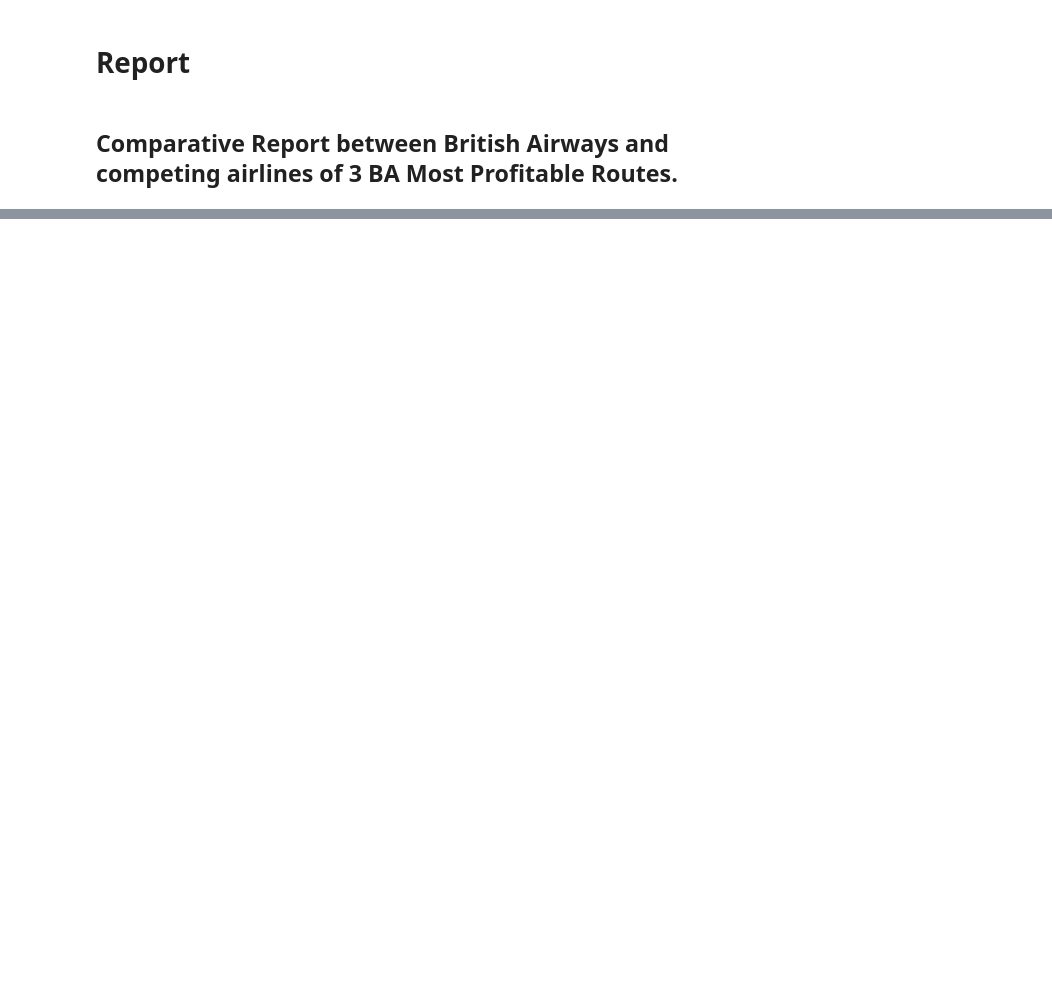
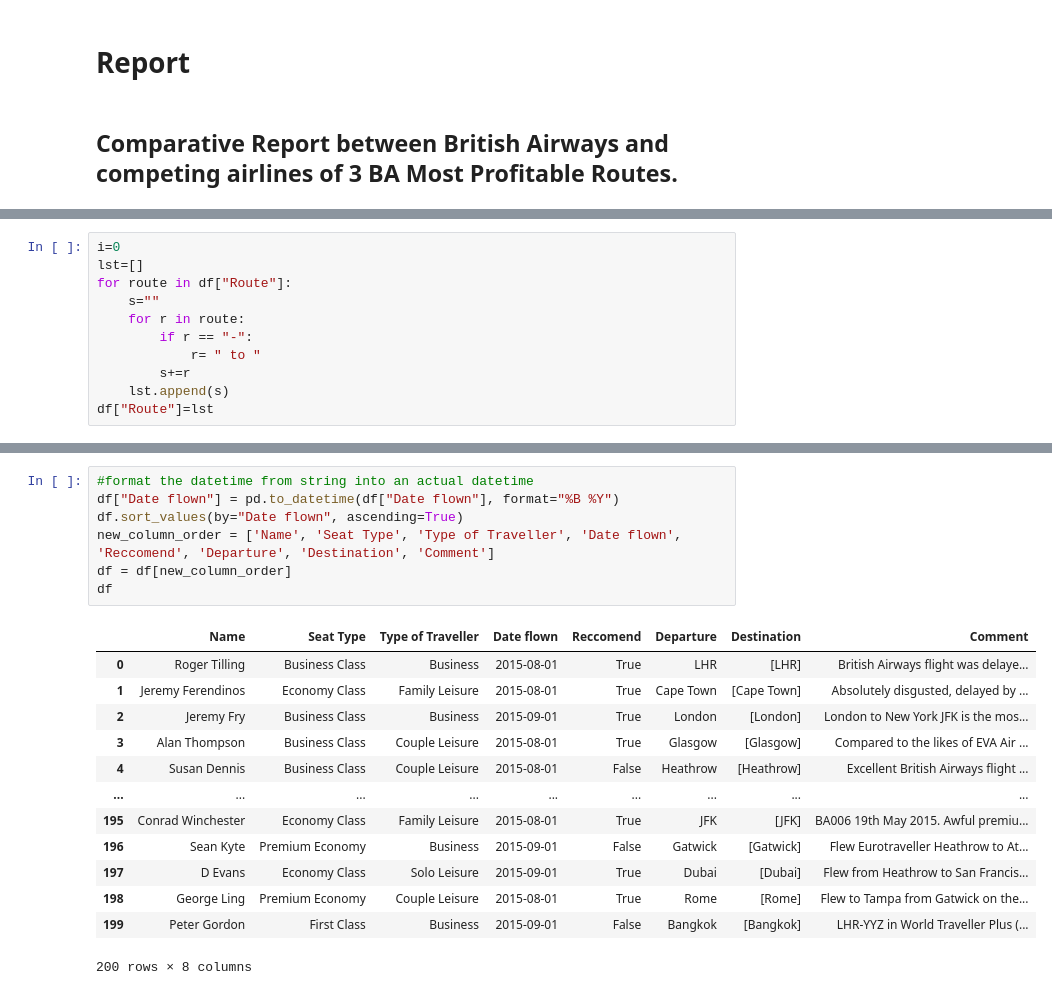
Before and after one commit to steverahardjo/learning, a Jupyter notebook: Brit_airline.ipynb, the cells around one changed output, grey strips where cells are left out. Cells and saved outputs as stored; diff of their text form; blank space fills up the shorter version.

```diff
--- a/Brit_airline.ipynb
+++ b/Brit_airline.ipynb
@@ -232,0 +166,11 @@ print(df)
+# %%
+i=0
+lst=[]
+for route in df["Route"]:
+    s=""
+    for r in route:
+        if r == "-":
+            r= " to "
+        s+=r
+    lst.append(s)
+df["Route"]=lst
@@ -232,0 +187,21 @@ print(df)
+# %%
+#format the datetime from string into an actual datetime
+df["Date flown"] = pd.to_datetime(df["Date flown"], format="%B %Y")
+df.sort_values(by="Date flown", ascending=True)
+new_column_order = ['Name', 'Seat Type', 'Type of Traveller', 'Date flown', 'Reccomend', 'Departure', 'Destination', 'Comment']
+df = df[new_column_order]
+df
+# %% [output]
+|  | Name | Seat Type | Type of Traveller | Date flown | Reccomend | Departure | Destination | Comment |
+| 0 | Roger Tilling | Business Class | Business | 2015-08-01 | True | LHR | [LHR] | British Airways flight was delaye... |
+| 1 | Jeremy Ferendinos | Economy Class | Family Leisure | 2015-08-01 | True | Cape Town | [Cape Town] | Absolutely disgusted, delayed by ... |
+| 2 | Jeremy Fry | Business Class | Business | 2015-09-01 | True | London | [London] | London to New York JFK is the mos... |
+| 3 | Alan Thompson | Business Class | Couple Leisure | 2015-08-01 | True | Glasgow | [Glasgow] | Compared to the likes of EVA Air ... |
+| 4 | Susan Dennis | Business Class | Couple Leisure | 2015-08-01 | False | Heathrow | [Heathrow] | Excellent British Airways flight ... |
+| ... | ... | ... | ... | ... | ... | ... | ... | ... |
+| 195 | Conrad Winchester | Economy Class | Family Leisure | 2015-08-01 | True | JFK | [JFK] | BA006 19th May 2015. Awful premiu... |
+| 196 | Sean Kyte | Premium Economy | Business | 2015-09-01 | False | Gatwick | [Gatwick] | Flew Eurotraveller Heathrow to At... |
+| 197 | D Evans | Economy Class | Solo Leisure | 2015-09-01 | True | Dubai | [Dubai] | Flew from Heathrow to San Francis... |
+| 198 | George Ling | Premium Economy | Couple Leisure | 2015-08-01 | True | Rome | [Rome] | Flew to Tampa from Gatwick on the... |
+| 199 | Peter Gordon | First Class | Business | 2015-09-01 | False | Bangkok | [Bangkok] | LHR-YYZ in World Traveller Plus (... |
+200 rows × 8 columns
```
Also changed, not shown: parts of 29 cells of this notebook, 5 other files.
